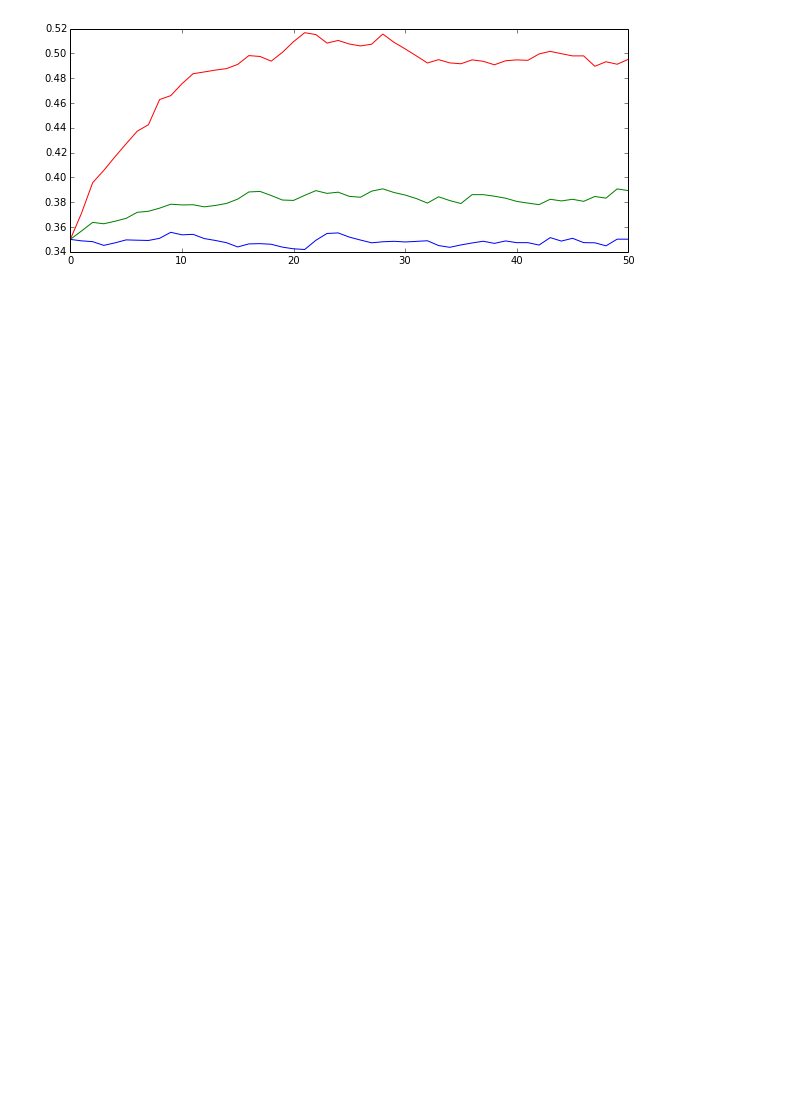
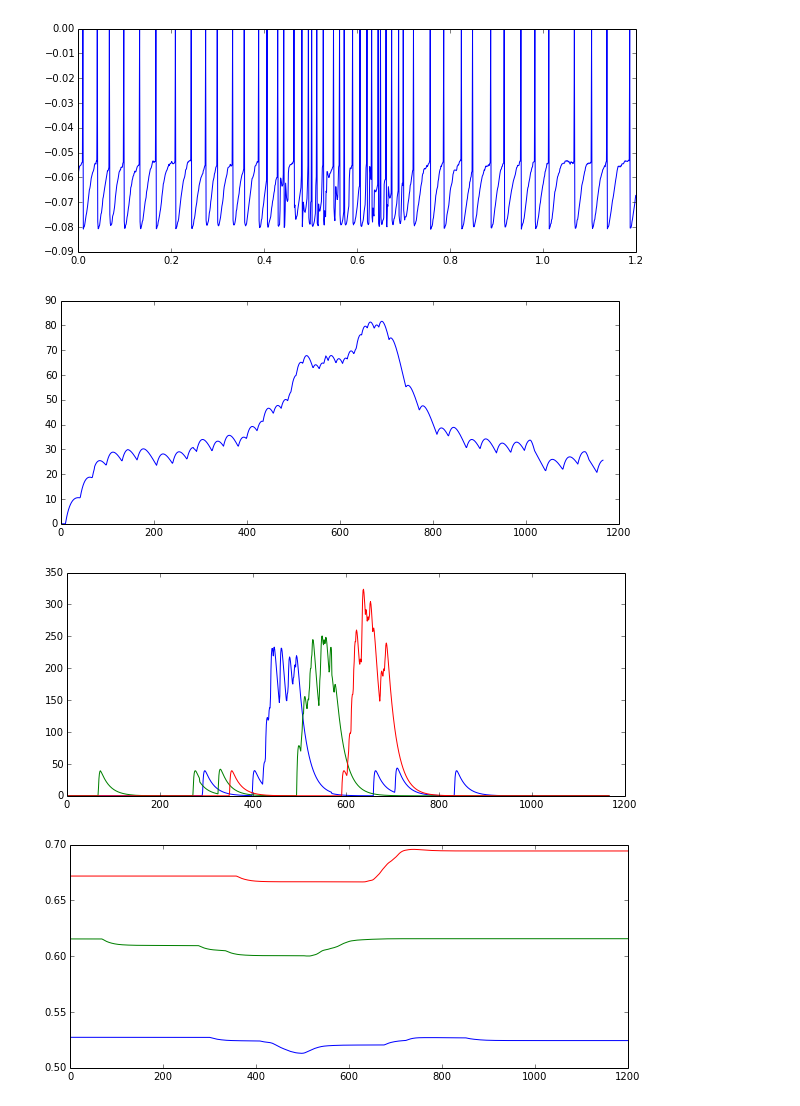
Before and after one commit to blennon/research, a Jupyter notebook: spiking_pf_mli_plasticity/notebooks/pf_mli_setup_test.ipynb, the cells around one changed output. Saved outputs shown, nothing was run; the diff lists cells and outputs as text; code cells hidden in the pictures; blank space fills up the shorter version.

```diff
--- a/spiking_pf_mli_plasticity/notebooks/pf_mli_setup_test.ipynb
+++ b/spiking_pf_mli_plasticity/notebooks/pf_mli_setup_test.ipynb
@@ -85,4 +98,27 @@ for i in range(3): plot(W.getvalues()[i,:])
-# %%
-for i in range(3): plot(squeeze(weights_history)[:,i])
-# %% [output]
-[figure, removed]
+# %%
+# plot MLI membrane potential trace
+figure(figsize(10,4))
+MLI_V.insert_spikes(MLI_S)
+MLI_V.plot()
+
+# plot MLI firing rate trace from last trial
+figure(figsize(10,4))
+plot(MLI_R.getvalues())
+
+# plot GR firing rate vtraces from last trial
+figure(figsize(10,4))
+gr_frs = squeeze(GR_R.getvalues())
+for i in range(3): plot(gr_frs[:,i])
+
+# plot weights from last trial
+figure(figsize(10,4))
+for i in range(3): plot(W.getvalues()[i,:])
+
+# plot weights over trials
+figure()
+for i in range(3): plot(squeeze(weights_history)[:,i])
+# %% [output]
+[figure, added]
+[figure, added]
+[figure, added]
+[figure, added]
```
Also changed, not shown: parts of 5 cells of this notebook, 6 other files.
